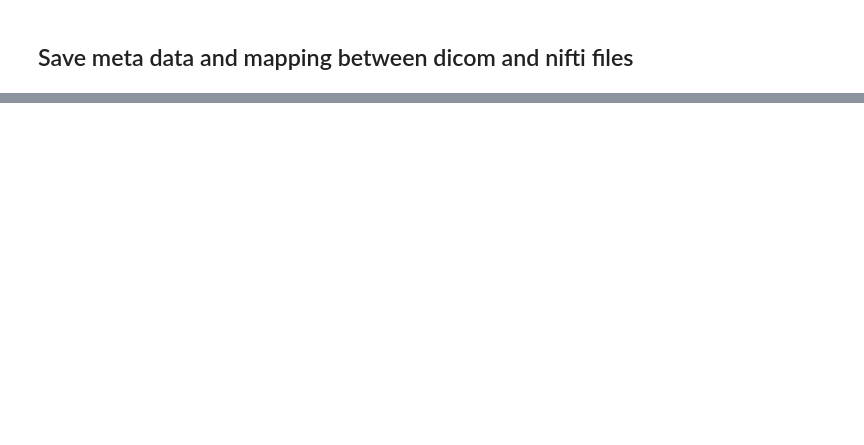
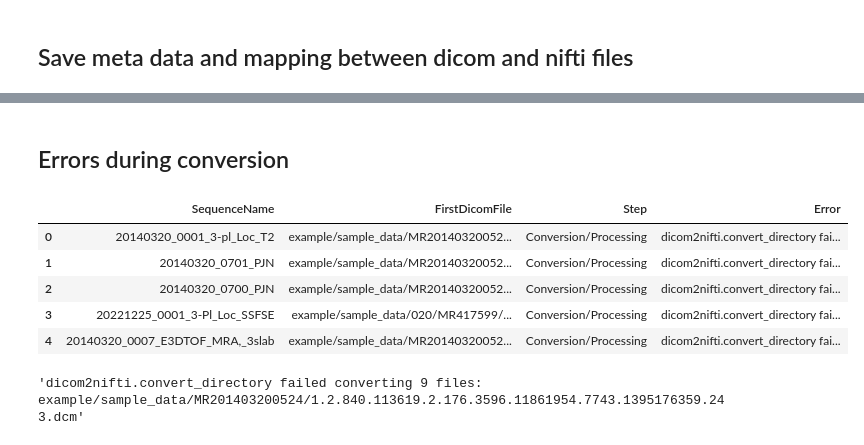
Before and after one commit to ca1yz/convert-dicom-to-nifti-directories, a Jupyter notebook: example/example_notebook.ipynb, the cells around one changed output, grey strips where cells are left out. Cells and saved outputs as stored; diff of their text form; code cells hidden in the pictures; blank space fills up the shorter version.

```diff
--- a/example/example_notebook.ipynb
+++ b/example/example_notebook.ipynb
@@ -124,0 +139,16 @@ Error:
+# %% [markdown]
+## Errors during conversion
+# %%
+error_log = pd.read_csv('example/sample_output/error_log.csv')
+error_log.head()
+# %% [output]
+|  | SequenceName | FirstDicomFile | Step | Error |
+| 0 | 20140320_0001_3-pl_Loc_T2 | example/sample_data/MR20140320052... | Conversion/Processing | dicom2nifti.convert_directory fai... |
+| 1 | 20140320_0701_PJN | example/sample_data/MR20140320052... | Conversion/Processing | dicom2nifti.convert_directory fai... |
+| 2 | 20140320_0700_PJN | example/sample_data/MR20140320052... | Conversion/Processing | dicom2nifti.convert_directory fai... |
+| 3 | 20221225_0001_3-Pl_Loc_SSFSE | example/sample_data/020/MR417599/... | Conversion/Processing | dicom2nifti.convert_directory fai... |
+| 4 | 20140320_0007_E3DTOF_MRA,_3slab | example/sample_data/MR20140320052... | Conversion/Processing | dicom2nifti.convert_directory fai... |
+# %%
+error_log.Error.values[0]
+# %% [output]
+'dicom2nifti.convert_directory failed converting 9 files: example/sample_data/MR201403200524/1.2.840.113619.2.176.3596.11861954.7743.1395176359.243.dcm'
```
Also changed, not shown: parts of 6 cells of this notebook, 1 other file.
